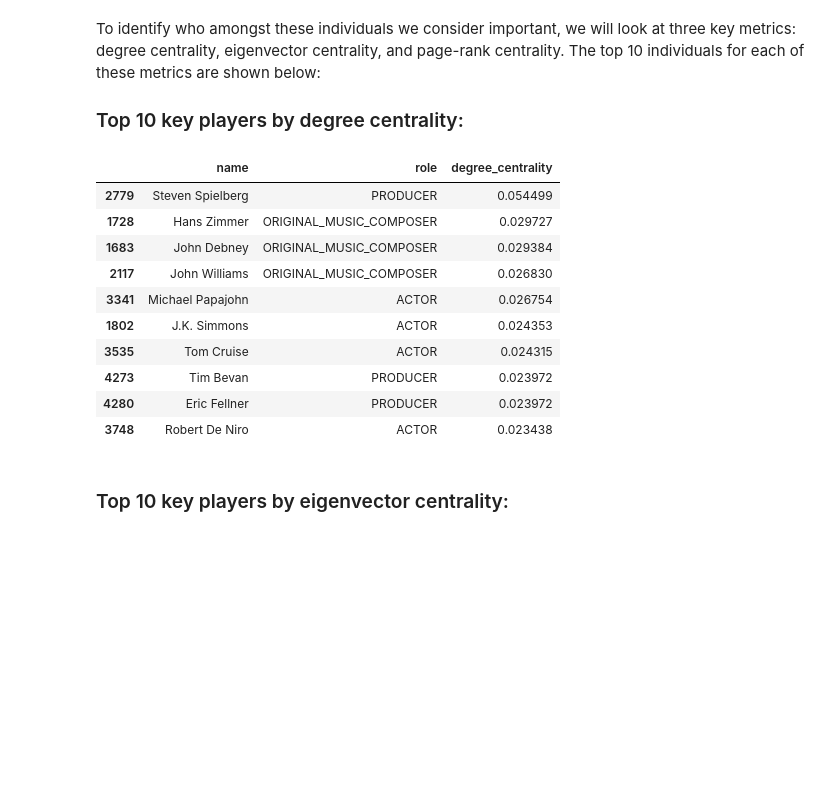
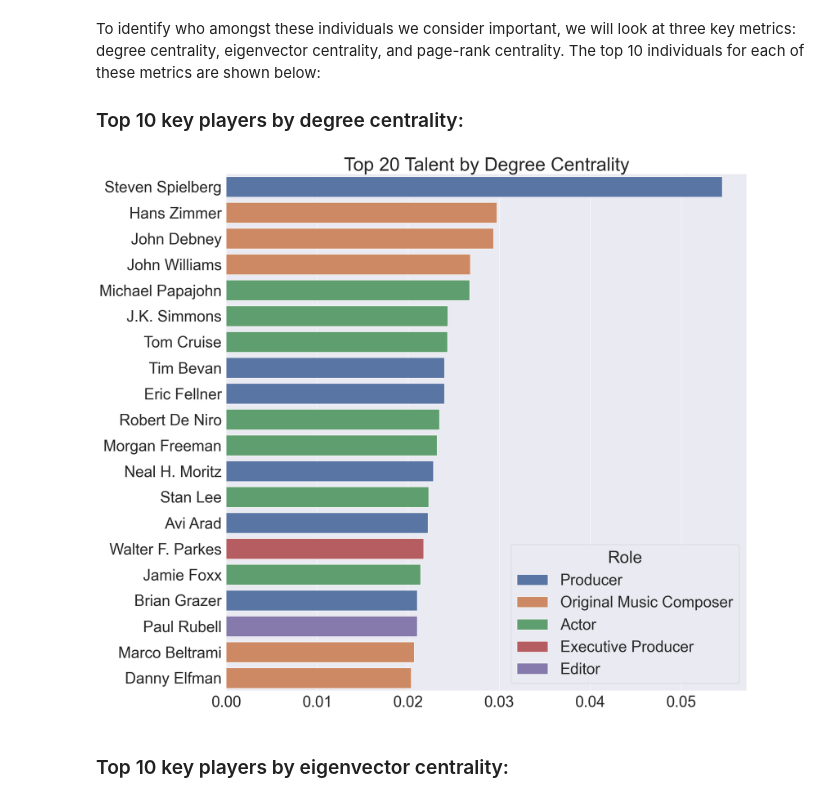
Before and after one commit to AlexCodeGlider/filmStreamingForecast, a Jupyter notebook: NetworkAnalysis(NetflixUS).ipynb, the cells around one changed output. Saved outputs shown, nothing was run; the diff lists cells and outputs as text; code cells hidden in the pictures; blank space fills up the shorter version.

Commit message:
Add images for top 20 centrality measures

```diff
--- a/NetworkAnalysis(NetflixUS).ipynb
+++ b/NetworkAnalysis(NetflixUS).ipynb
@@ -146,19 +150,28 @@ deg_cent = pd.DataFrame.from_dict(nx.degree_centrality(S[0]), orient='index', co
 eig = pd.DataFrame.from_dict(nx.eigenvector_centrality(S[0]), orient='index', columns=['eigenvector_centrality'])
 page_rank = pd.DataFrame.from_dict(nx.pagerank(S[0], alpha = 0.85), orient='index', columns=['page_rank_centrality'])
 centralities = pd.concat([names, deg_cent, eig, page_rank], axis=1).dropna()
-centralities[['name', 'role', 'degree_centrality']].sort_values('degree_centrality', ascending=False).head(10)
-# %% [output]
-|  | name | role | degree_centrality |
-| 2779 | Steven Spielberg | PRODUCER | 0.054499 |
-| 1728 | Hans Zimmer | ORIGINAL_MUSIC_COMPOSER | 0.029727 |
-| 1683 | John Debney | ORIGINAL_MUSIC_COMPOSER | 0.029384 |
-| 2117 | John Williams | ORIGINAL_MUSIC_COMPOSER | 0.026830 |
-| 3341 | Michael Papajohn | ACTOR | 0.026754 |
-| 1802 | J.K. Simmons | ACTOR | 0.024353 |
-| 3535 | Tom Cruise | ACTOR | 0.024315 |
-| 4273 | Tim Bevan | PRODUCER | 0.023972 |
-| 4280 | Eric Fellner | PRODUCER | 0.023972 |
-| 3748 | Robert De Niro | ACTOR | 0.023438 |
+# %%
+degree_centrality_top20 = centralities[['name', 'role', 'degree_centrality']].sort_values('degree_centrality', ascending=False).head(20)
+degree_centrality_top20['Role'] = degree_centrality_top20['role'].apply(lambda x: x.title().replace('_', ' '))
+
+eigenvector_centrality_top20 = centralities[['name', 'role', 'eigenvector_centrality']].sort_values('eigenvector_centrality', ascending=False).head(20)
+eigenvector_centrality_top20['Role'] = eigenvector_centrality_top20['role'].apply(lambda x: x.title().replace('_', ' '))
+
+page_rank_centrality_top20 = centralities[['name', 'role', 'page_rank_centrality']].sort_values('page_rank_centrality', ascending=False).head(20)
+page_rank_centrality_top20['Role'] = page_rank_centrality_top20['role'].apply(lambda x: x.title().replace('_', ' '))
+# %%
+plt.figure(figsize=(20,20))
+sns.set(font_scale=3)
+ax = sns.barplot(y="name", x="degree_centrality", hue="Role", data=degree_centrality_top20)
+# Hide the field label of the y-axis
+ax.set_ylabel('')
+ax.set_xlabel('')
+ax.set_title('Top 20 Talent by Degree Centrality')
+ax.title.set_fontsize(40)
+plt.savefig('images/top20_degree_centrality.png', dpi=300)
+plt.show()
+# %% [output]
+[figure, added]
 # %% [markdown]
 ### Top 10 key players by eigenvector centrality:
 # %%
```
Also changed, not shown: parts of 4 cells of this notebook, 3 other files.
